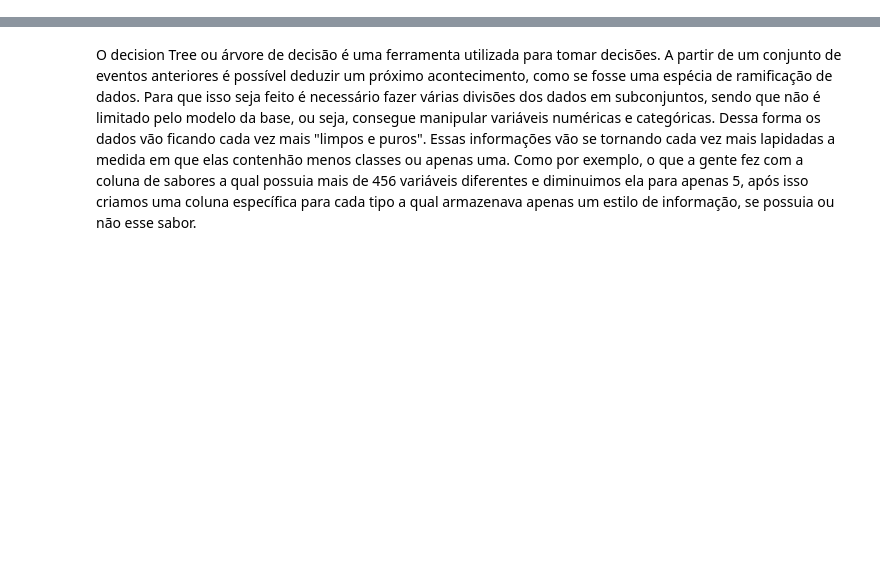
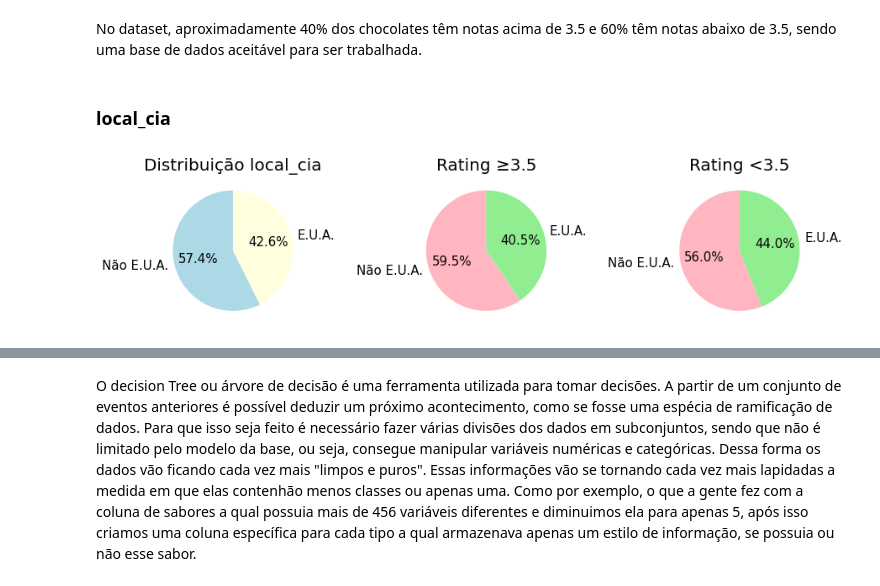
Before and after one commit to Pedro2712/Projeto_2-ciedados, a Jupyter notebook: Projeto 2 - Ciedados.ipynb, the cells around one changed output, grey strips where cells are left out. Cells and saved outputs as stored; diff of their text form; code cells hidden in the pictures; blank space fills up the shorter version.

```diff
--- a/Projeto 2 - Ciedados.ipynb
+++ b/Projeto 2 - Ciedados.ipynb
@@ -590,0 +339,24 @@ plt.tight_layout(pad=2) ;
+# %%
+# Função para gerar os graficos para analise exploratoria
+def grafico_analise_explo(coluna, label1, label2, cor1, cor2, cor11, cor22):
+    plt.figure(figsize=(13,4))
+
+    plt.subplot(131)
+    a = dados[coluna].value_counts()
+    plt.pie(a, autopct='%.1f%%', textprops={'fontsize': 15},startangle=90, labels=[label1,label2],
+            colors=[cor1, cor2])
+    plt.title(f"Distribuição {coluna}", fontsize=20)
+
+    plt.subplot(132)
+    b = dados.loc[dados.rating==1,coluna].value_counts()
+    plt.pie(b, autopct='%.1f%%', textprops={'fontsize': 15},startangle=90, labels=[label1,label2],
+            colors=[cor11, cor22])
+    plt.title("Rating ≥3.5", fontsize=20)
+
+    plt.subplot(133)
+    c = dados.loc[dados.rating==0,coluna].value_counts()
+    plt.pie(c, autopct='%.1f%%', textprops={'fontsize': 15},startangle=90, labels=[label1,label2],
+            colors=[cor11, cor22])
+    plt.title("Rating <3.5", fontsize=20)
+
+    plt.tight_layout(pad=3);
@@ -590,0 +372,8 @@ plt.tight_layout(pad=2) ;
+# %% [markdown]
+No dataset, aproximadamente 40% dos chocolates têm notas acima de 3.5 e 60% têm notas abaixo de 3.5, sendo uma base de dados aceitável para ser trabalhada.
+# %% [markdown]
+### local_cia
+# %%
+grafico_analise_explo("local_cia", "Não E.U.A.", "E.U.A.", 'lightblue', 'lightyellow', 'lightpink', 'lightgreen')
+# %% [output]
+[figure, added]
```
Also changed, not shown: parts of 152 cells of this notebook.
